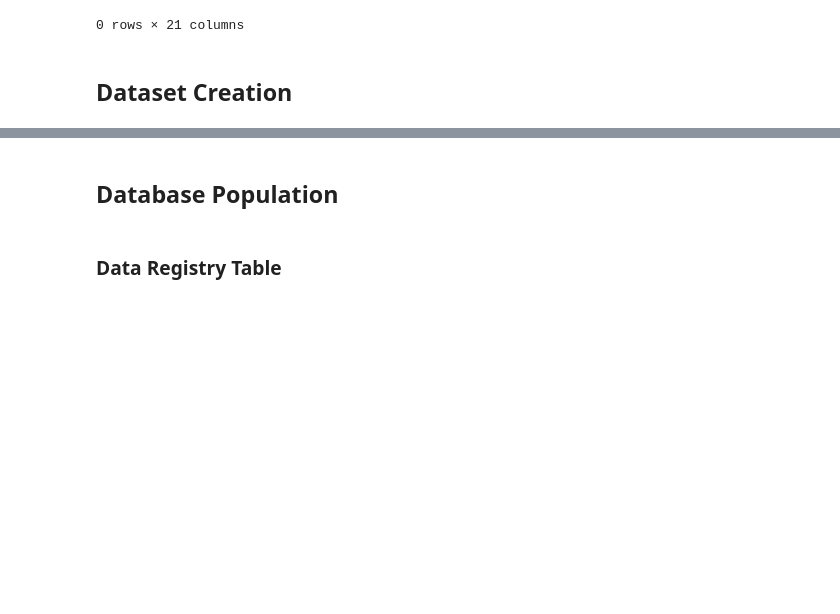
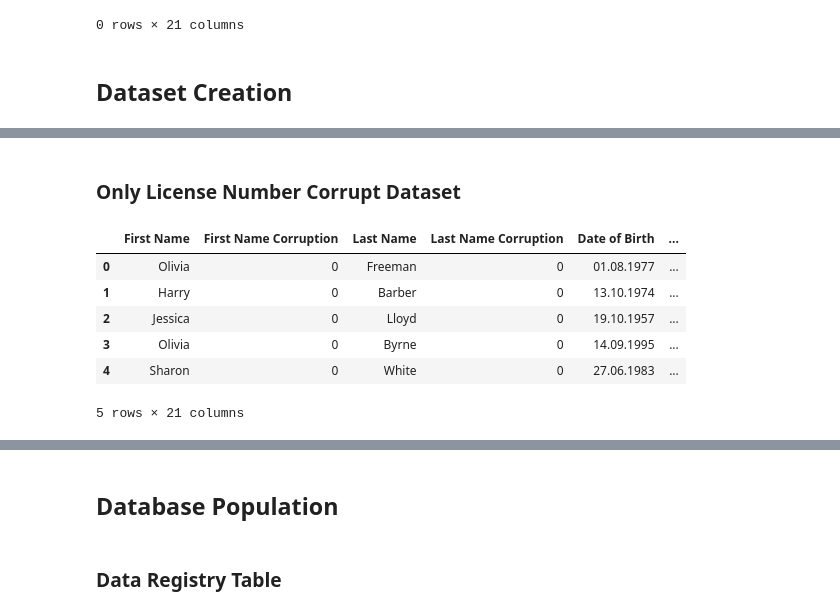
Before and after one commit to AatishDA1/PracticeSDProject, a Jupyter notebook: SyntheticData/DataExport/license_df_mySQL_v2.ipynb, the cells around one changed output, grey strips where cells are left out. Cells and saved outputs as stored; diff of their text form; code cells hidden in the pictures; blank space fills up the shorter version.

```diff
--- a/SyntheticData/DataExport/license_df_mySQL_v2.ipynb
+++ b/SyntheticData/DataExport/license_df_mySQL_v2.ipynb
@@ -167,0 +184,16 @@ all_corrupt_dataset.head()
+# %% [markdown]
+### Only License Number Corrupt Dataset
+# %%
+# Creating a dataset where only the license number entries are corrupt, everything else is fine.
+only_lnum_corrupt_dataset = Corrupt.introduce_drivernum_corruption(License.generate_dataset(100), 'License Number', 1)
+only_lnum_corrupt_dataset = Validate.validate(only_lnum_corrupt_dataset)
+only_lnum_corrupt_dataset["Dataset"] = "only_lnum_corrupt_dataset"
+only_lnum_corrupt_dataset.head()
+# %% [output]
+|  | First Name | First Name Corruption | Last Name | Last Name Corruption | Date of Birth | ... |
+| 0 | Olivia | 0 | Freeman | 0 | 01.08.1977 | ... |
+| 1 | Harry | 0 | Barber | 0 | 13.10.1974 | ... |
+| 2 | Jessica | 0 | Lloyd | 0 | 19.10.1957 | ... |
+| 3 | Olivia | 0 | Byrne | 0 | 14.09.1995 | ... |
+| 4 | Sharon | 0 | White | 0 | 27.06.1983 | ... |
+5 rows × 21 columns
```
Also changed, not shown: parts of 14 cells of this notebook.
